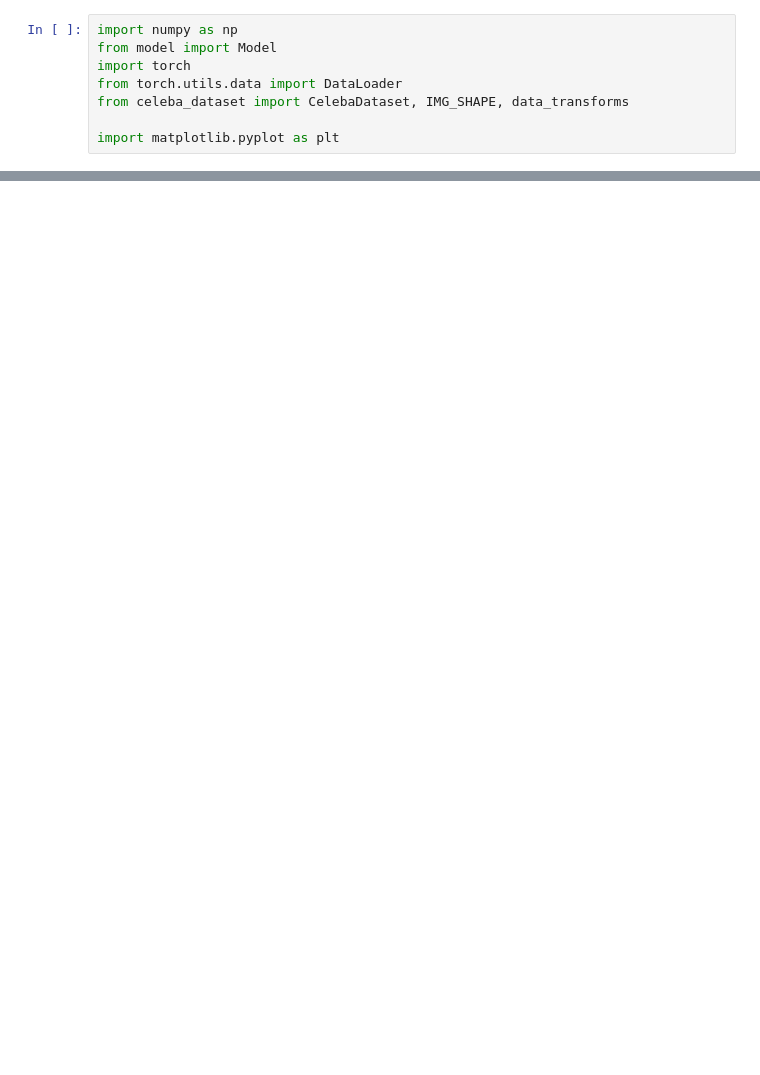
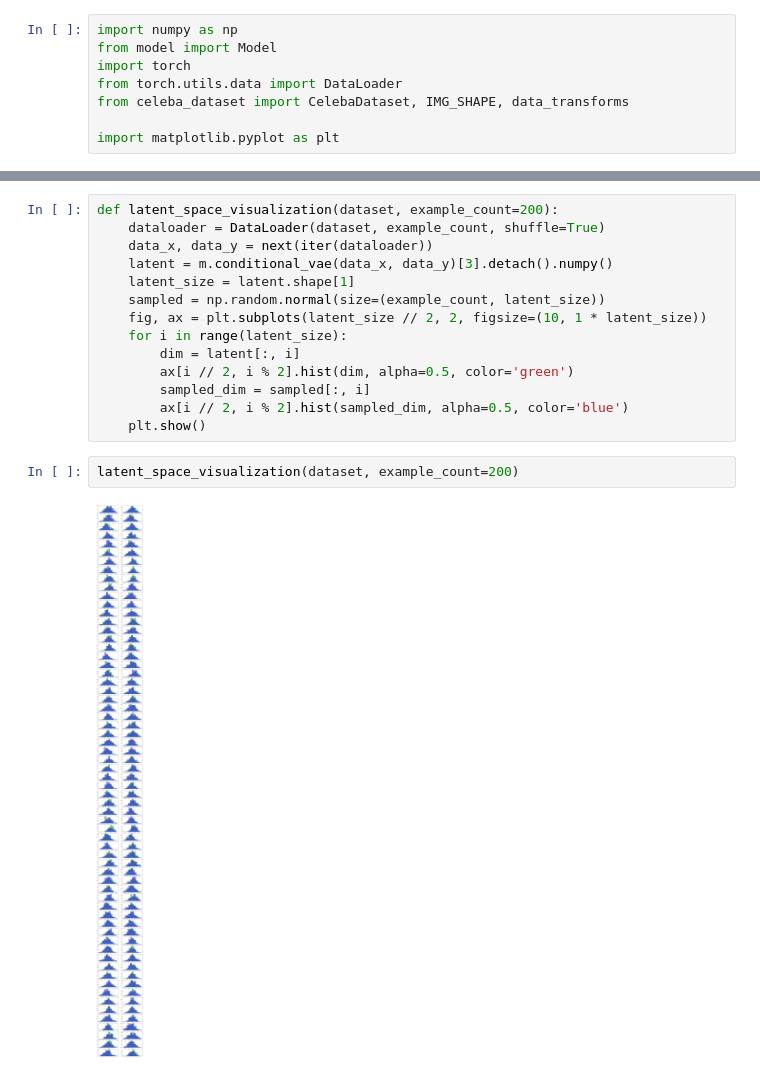
Before and after one commit to redrag0n/face_creation, a Jupyter notebook: visualization.ipynb, the cells around one changed output, grey strips where cells are left out. Drawn from its saved outputs; the diff is of its cells as text; blank space fills up the shorter version.

```diff
--- a/visualization.ipynb
+++ b/visualization.ipynb
@@ -130,0 +96,18 @@ Clipping input data to the valid range for imshow with RGB data ([0..1] for floa
+# %%
+def latent_space_visualization(dataset, example_count=200):
+    dataloader = DataLoader(dataset, example_count, shuffle=True)
+    data_x, data_y = next(iter(dataloader))
+    latent = m.conditional_vae(data_x, data_y)[3].detach().numpy()
+    latent_size = latent.shape[1]
+    sampled = np.random.normal(size=(example_count, latent_size))
+    fig, ax = plt.subplots(latent_size // 2, 2, figsize=(10, 1 * latent_size))
+    for i in range(latent_size):
+        dim = latent[:, i]
+        ax[i // 2, i % 2].hist(dim, alpha=0.5, color='green')
+        sampled_dim = sampled[:, i]
+        ax[i // 2, i % 2].hist(sampled_dim, alpha=0.5, color='blue')
+    plt.show()
+# %%
+latent_space_visualization(dataset, example_count=200)
+# %% [output]
+[figure, added]
```
Also changed, not shown: parts of 11 cells of this notebook, 4 other files.
